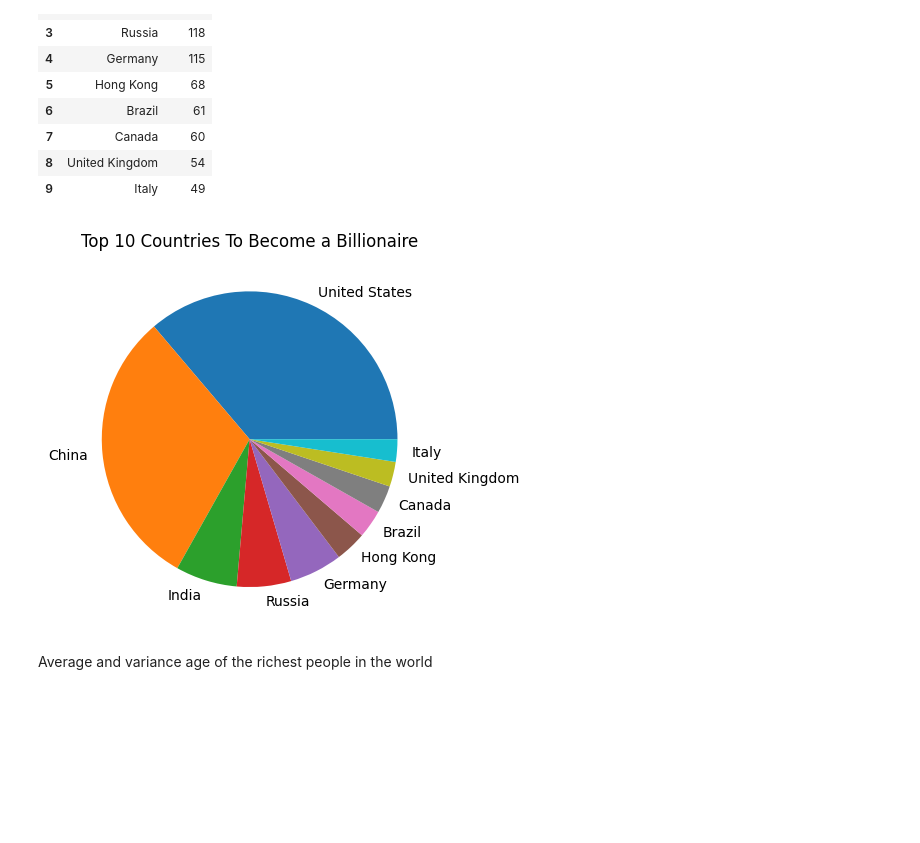
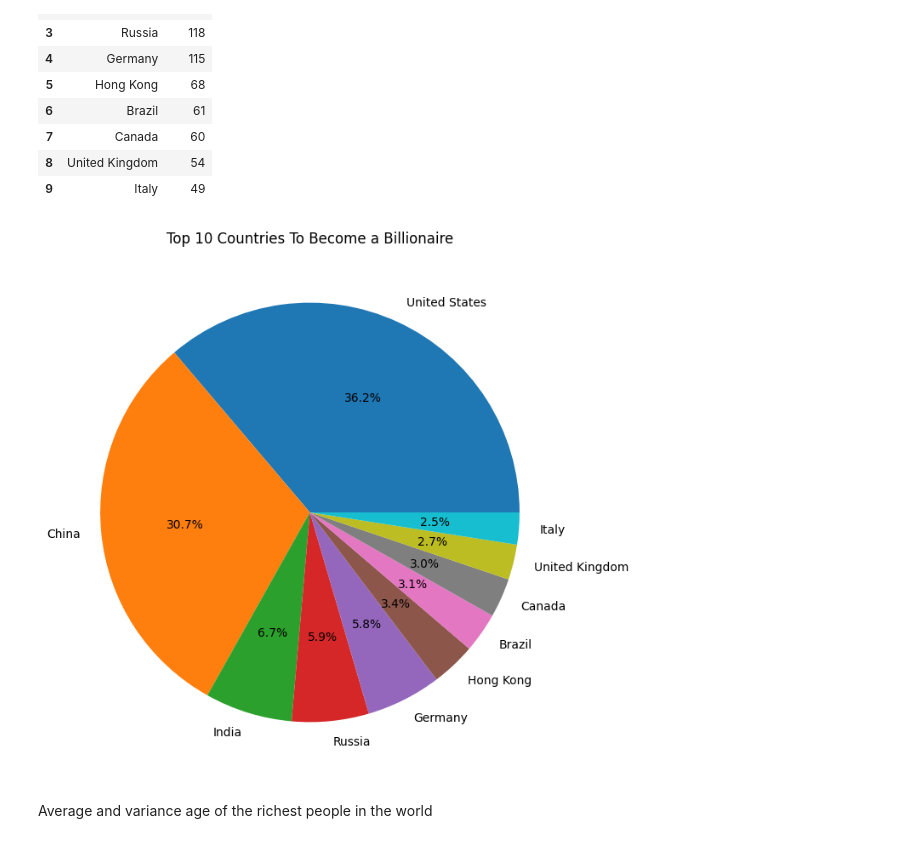
Before and after one commit to KhadijehValipour/MachineLearning3, a Jupyter notebook: Billionaire.ipynb, the cells around one changed output. Drawn from its saved outputs; the diff is of its cells as text; code cells hidden in the pictures; blank space fills up the shorter version.

```diff
--- a/Billionaire.ipynb
+++ b/Billionaire.ipynb
@@ -154,11 +154,12 @@ df_Countries
 | 8 | United Kingdom | 54 |
 | 9 | Italy | 49 |
 # %%
-plt.pie(df_Countries['count'], labels=df_Countries['Country'])
+plt.figure(figsize=(8,8))
+plt.pie(df_Countries['count'], labels=df_Countries['Country'], autopct='%1.1f%%')
 plt.title("Top 10 Countries To Become a Billionaire")
 plt.show()
 # %% [output]
-[figure, old version]
+[figure, new version]
 # %% [markdown]
 Average and variance age of the richest people in the world
 # %%
```
Also changed, not shown: parts of 5 cells of this notebook, 9 other files.
